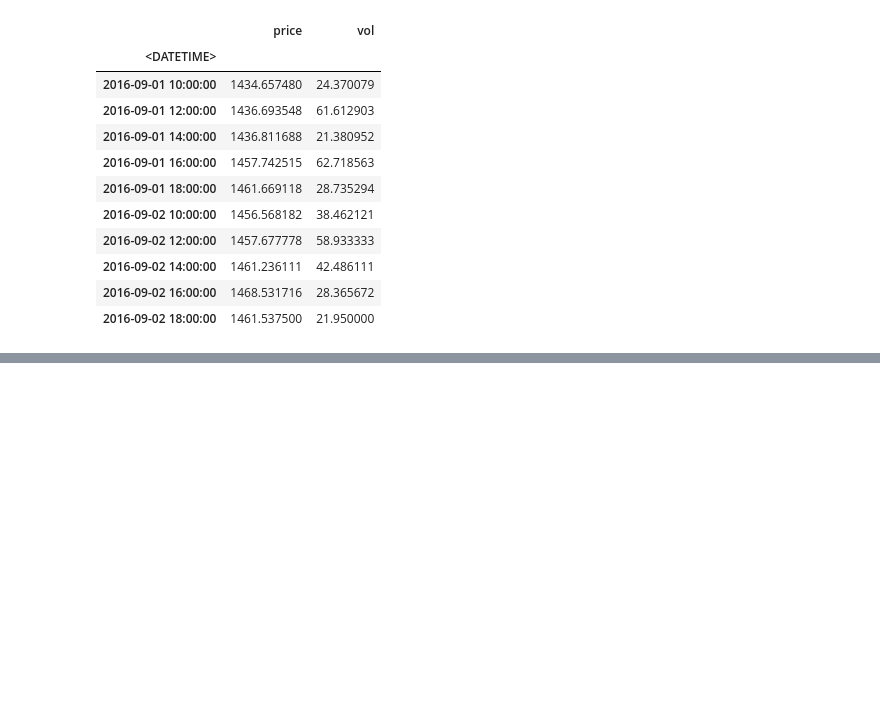
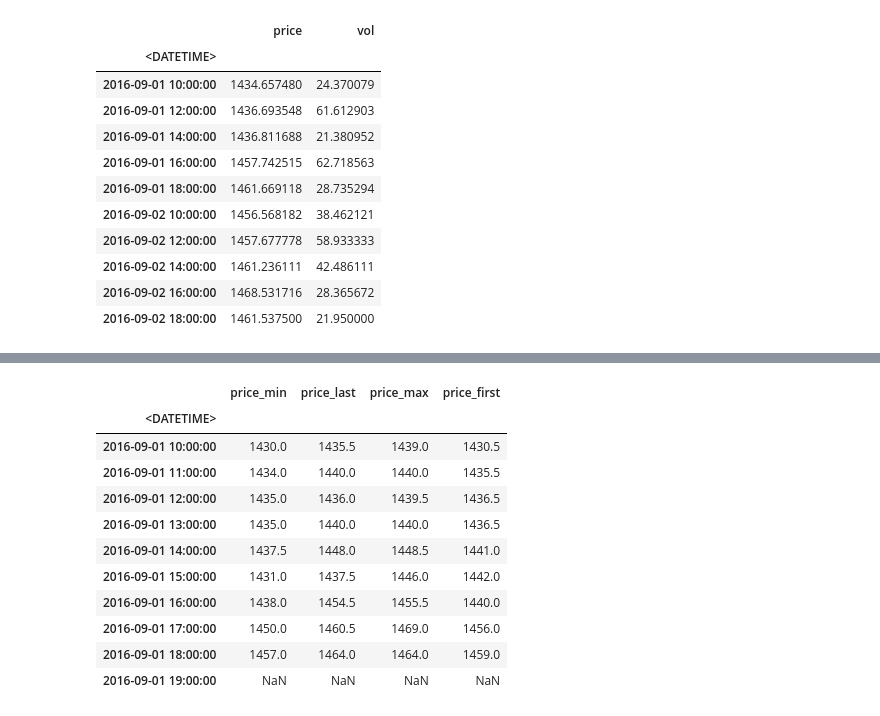
Before and after one commit to poldnev/jupyter-notebooks, a Jupyter notebook: finam-2.ipynb, the cells around one changed output, grey strips where cells are left out. Drawn from its saved outputs; the diff is of its cells as text; code cells hidden in the pictures; blank space fills up the shorter version.

```diff
--- a/finam-2.ipynb
+++ b/finam-2.ipynb
@@ -659,0 +769,15 @@ data[~data.price.isnull()].head(10)
+# %%
+data_gr.price
+# %% [output]
+|  | price_min | price_last | price_max | price_first |
+| <DATETIME> |  |  |  |  |
+| 2016-09-01 10:00:00 | 1430.0 | 1435.5 | 1439.0 | 1430.5 |
+| 2016-09-01 11:00:00 | 1434.0 | 1440.0 | 1440.0 | 1435.5 |
+| 2016-09-01 12:00:00 | 1435.0 | 1436.0 | 1439.5 | 1436.5 |
+| 2016-09-01 13:00:00 | 1435.0 | 1440.0 | 1440.0 | 1436.5 |
+| 2016-09-01 14:00:00 | 1437.5 | 1448.0 | 1448.5 | 1441.0 |
+| 2016-09-01 15:00:00 | 1431.0 | 1437.5 | 1446.0 | 1442.0 |
+| 2016-09-01 16:00:00 | 1438.0 | 1454.5 | 1455.5 | 1440.0 |
+| 2016-09-01 17:00:00 | 1450.0 | 1460.5 | 1469.0 | 1456.0 |
+| 2016-09-01 18:00:00 | 1457.0 | 1464.0 | 1464.0 | 1459.0 |
+| 2016-09-01 19:00:00 | NaN | NaN | NaN | NaN |
```
Also changed, not shown: parts of 11 cells of this notebook.
